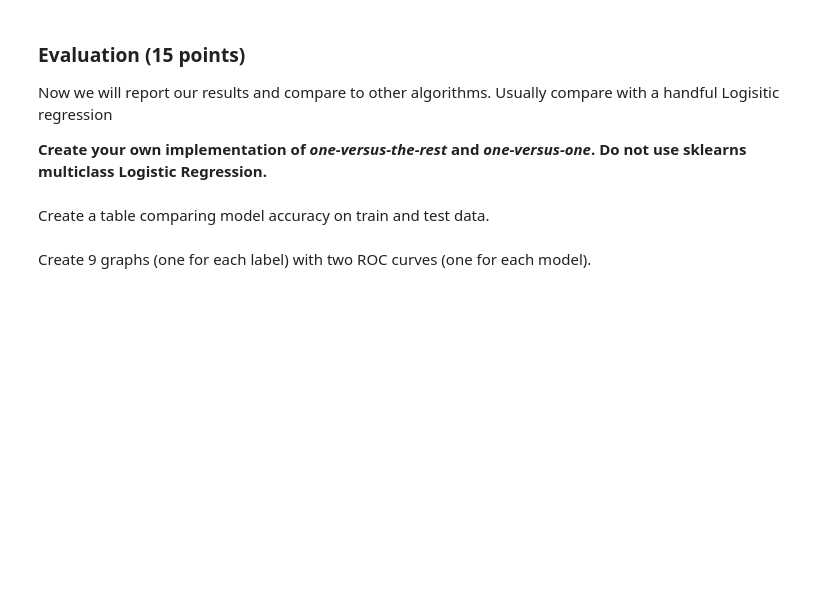
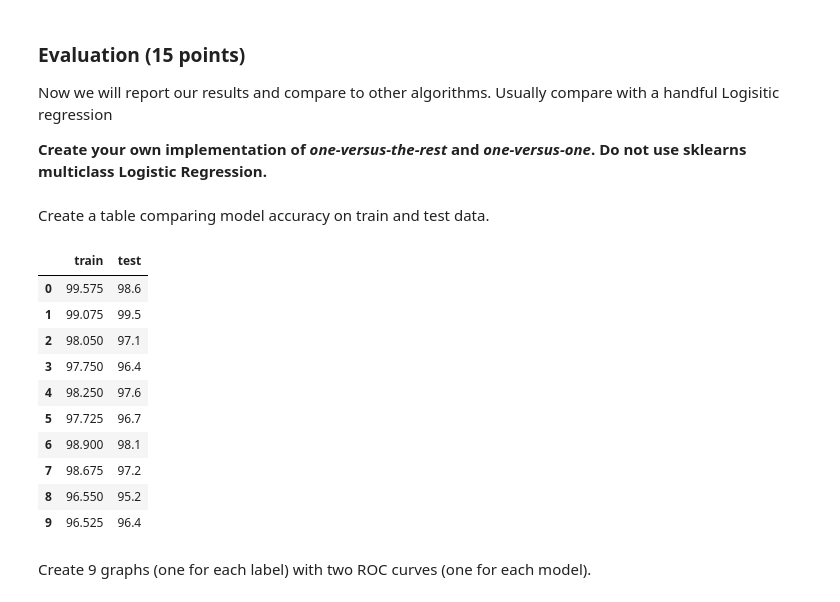
Before and after one commit to richmanpoorman/MachineLearningSpring2023, a Jupyter notebook: proj1/project1/notebook.ipynb, the cells around one changed output. Saved outputs shown, nothing was run; the diff lists cells and outputs as text; code cells hidden in the pictures; blank space fills up the shorter version.

```diff
--- a/proj1/project1/notebook.ipynb
+++ b/proj1/project1/notebook.ipynb
@@ -336,15 +336,19 @@ The parameter $C>0$ controls the tradeoff between the size of the margin and the
 train_accuracies = list()
 test_accuracies = list()
 
-# This part will take forever in its current state. Is there a way to obtain
-# accuracies without using the fit function 100s of times?
+# This part takes like 7 minutes.
 c_vals = np.logspace(-5, 5, 51)
 flatTrain = train_samples_labels.ravel()
 flatTest  = test_samples_labels.ravel()
+
+svm_list = list()
+
 for c in c_vals:
     svm = SVC(C = c, kernel = 'linear')
     svm.fit(train_samples, flatTrain)
 
+    svm_list.append(svm)
+
     train_accuracies.append(svm.score(train_samples, flatTrain))
     test_accuracies.append(svm.score(test_samples, flatTest))
 # %% [markdown]
@@ -435,2 +470,21 @@ Create a table comparing model accuracy on train and test data.
+# %%
+acc_dict['train'] = [acc * 100 for acc in tr_acc_list]
+acc_dict['test']  = [acc * 100 for acc in te_acc_list]
+
+acc_table = pd.DataFrame.from_dict(acc_dict, orient='columns')
+
+display(acc_table)
+# %% [output]
+|  | train | test |
+| 0 | 99.575 | 98.6 |
+| 1 | 99.075 | 99.5 |
+| 2 | 98.050 | 97.1 |
+| 3 | 97.750 | 96.4 |
+| 4 | 98.250 | 97.6 |
+| 5 | 97.725 | 96.7 |
+| 6 | 98.900 | 98.1 |
+| 7 | 98.675 | 97.2 |
+| 8 | 96.550 | 95.2 |
+| 9 | 96.525 | 96.4 |
 # %% [markdown]
 Create 9 graphs (one for each label) with two ROC curves (one for each model).
```
Also changed, not shown: parts of 11 cells of this notebook, 1 other file.
